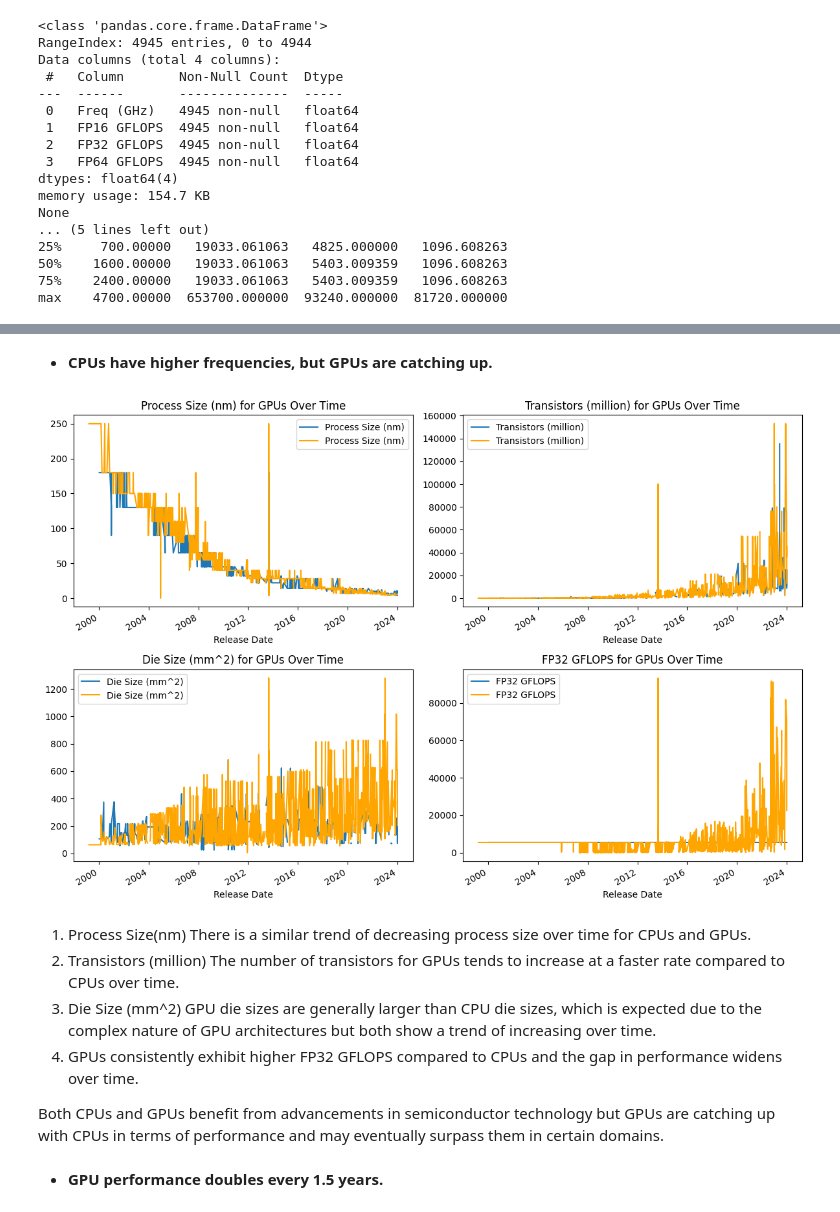
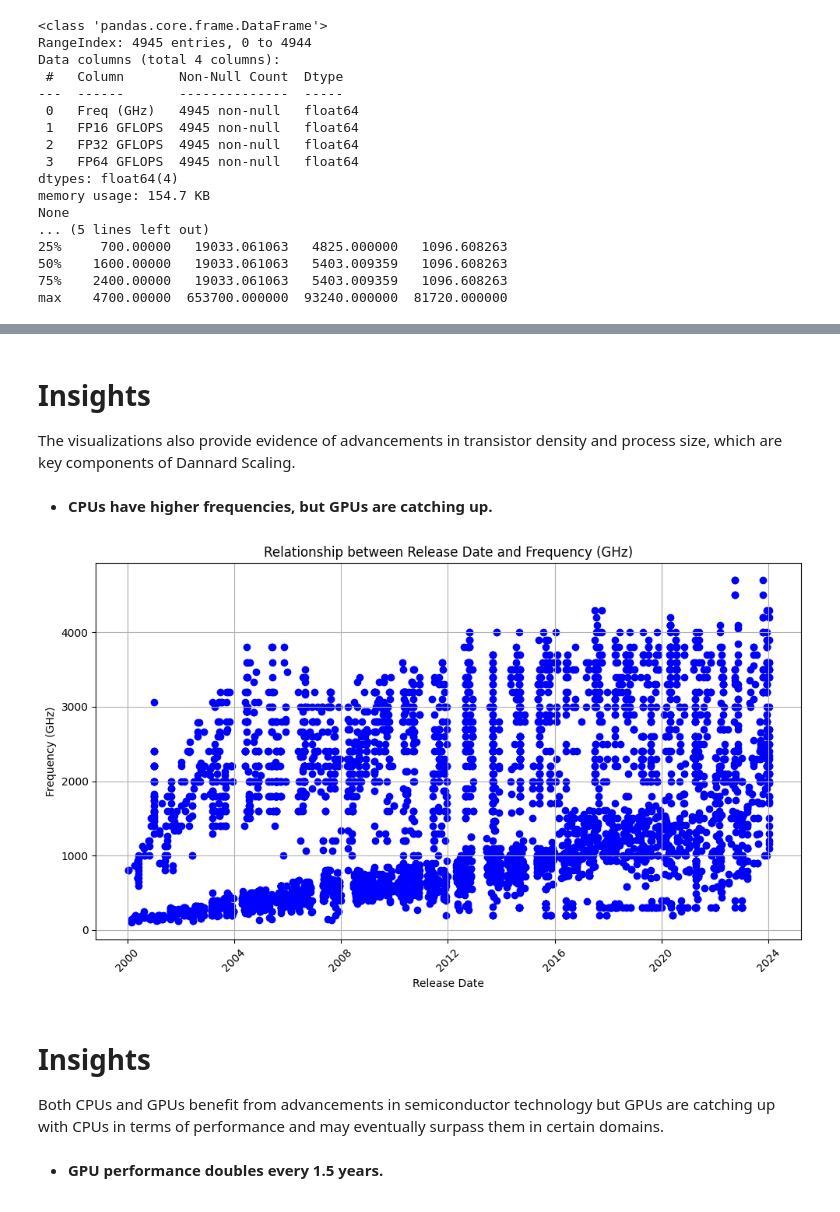
Before and after one commit to Iveynganga/MACHINE-LEARNING-1, a Jupyter notebook: DataCleaningProject.ipynb, the cells around one changed output, grey strips where cells are left out. Saved outputs shown, nothing was run; the diff lists cells and outputs as text; code cells hidden in the pictures.

```diff
--- a/DataCleaningProject.ipynb
+++ b/DataCleaningProject.ipynb
@@ -210,47 +230,40 @@ The visualizations also provide evidence of advancements in transistor density a
+# %% [markdown]
+# Insights
+
+The visualizations also provide evidence of advancements in transistor density and process size, which are key components of Dannard Scaling.
 # %% [markdown]
 - **CPUs have higher frequencies, but GPUs are catching up.**
-# %%
-#converting non-numeric columns to numeric
-numeric_columns = ['Process Size (nm)', 'TDP (W)', 'Die Size (mm^2)', 'Transistors (million)', 'Freq (GHz)', 'FP16 GFLOPS', 'FP32 GFLOPS', 'FP64 GFLOPS']
-for column in numeric_columns:
-    df[column] = pd.to_numeric(df[column], errors='coerce')
-
-#separate the dataset into CPU and GPU categories
-cpu_df = df[df['Type'] == 'CPU']
-gpu_df = df[df['Type'] == 'GPU']
-
-#plot trends over time for CPU and GPU separately
-fig, axes = plt.subplots(nrows=2, ncols=2, figsize=(12, 8))
-
-#process Size for CPU and GPU
-cpu_df.plot(x='Release Date', y='Process Size (nm)', ax=axes[0, 0], title='Process Size (nm) for CPUs Over Time')
-gpu_df.plot(x='Release Date', y='Process Size (nm)', ax=axes[0, 0], title='Process Size (nm) for GPUs Over Time', color='orange')
-
-#transistors for CPU and GPU
-cpu_df.plot(x='Release Date', y='Transistors (million)', ax=axes[0, 1], title='Transistors (million) for CPUs Over Time')
-gpu_df.plot(x='Release Date', y='Transistors (million)', ax=axes[0, 1], title='Transistors (million) for GPUs Over Time', color='orange')
-
-#die Size for CPU and GPU
-cpu_df.plot(x='Release Date', y='Die Size (mm^2)', ax=axes[1, 0], title='Die Size (mm^2) for CPUs Over Time')
-gpu_df.plot(x='Release Date', y='Die Size (mm^2)', ax=axes[1, 0], title='Die Size (mm^2) for GPUs Over Time', color='orange')
-
-#FP32 GFLOPS for CPU and GPU
-cpu_df.plot(x='Release Date', y='FP32 GFLOPS', ax=axes[1, 1], title='FP32 GFLOPS for CPUs Over Time')
-gpu_df.plot(x='Release Date', y='FP32 GFLOPS', ax=axes[1, 1], title='FP32 GFLOPS for GPUs Over Time', color='orange')
-
-plt.tight_layout()
-plt.show()
-# %% [output]
-[figure, removed]
-# %% [markdown]
-1. Process Size(nm)
-There is a similar trend of decreasing process size over time for CPUs and GPUs.
-2. Transistors (million)
-The number of transistors for GPUs tends to increase at a faster rate compared to CPUs over time.
-3. Die Size (mm^2)
-GPU die sizes are generally larger than CPU die sizes, which is expected due to the complex nature of GPU architectures but both show a trend of increasing over time.
-4. GPUs consistently exhibit higher FP32 GFLOPS compared to CPUs and the gap in performance widens over time.
-
-Both CPUs and GPUs benefit from advancements in semiconductor technology but GPUs are catching up with CPUs in terms of performance and may eventually surpass them in certain domains.
+# %%
+import pandas as pd
+import matplotlib.pyplot as plt
+
+# Read the data into a pandas DataFrame
+df = pd.read_csv("/content/chip_dataset.csv")
+
+# Convert 'Release Date' to datetime format
+df['Release Date'] = pd.to_datetime(df['Release Date'], errors='coerce')
+
+# Convert 'Freq (GHz)' to numeric, coerce errors to NaN
+df['Freq (GHz)'] = pd.to_numeric(df['Freq (GHz)'], errors='coerce')
+
+# Drop rows with invalid values in 'Release Date' or 'Freq (GHz)'
+df.dropna(subset=['Release Date', 'Freq (GHz)'], inplace=True)
+
+# Create the scatter plot
+plt.figure(figsize=(10, 6))
+plt.scatter(df['Release Date'], df['Freq (GHz)'], color='blue')
+plt.title('Relationship between Release Date and Frequency (GHz)')
+plt.xlabel('Release Date')
+plt.ylabel('Frequency (GHz)')
+plt.grid(True)
+plt.xticks(rotation=45)
+plt.tight_layout()
+plt.show()
+# %% [output]
+[figure, added]
+# %% [markdown]
+# Insights
+
+Both CPUs and GPUs benefit from advancements in semiconductor technology but GPUs are catching up with CPUs in terms of performance and may eventually surpass them in certain domains.
 # %% [markdown]
 - **GPU performance doubles every 1.5 years.**
```
Also changed, not shown: parts of 19 cells of this notebook.
